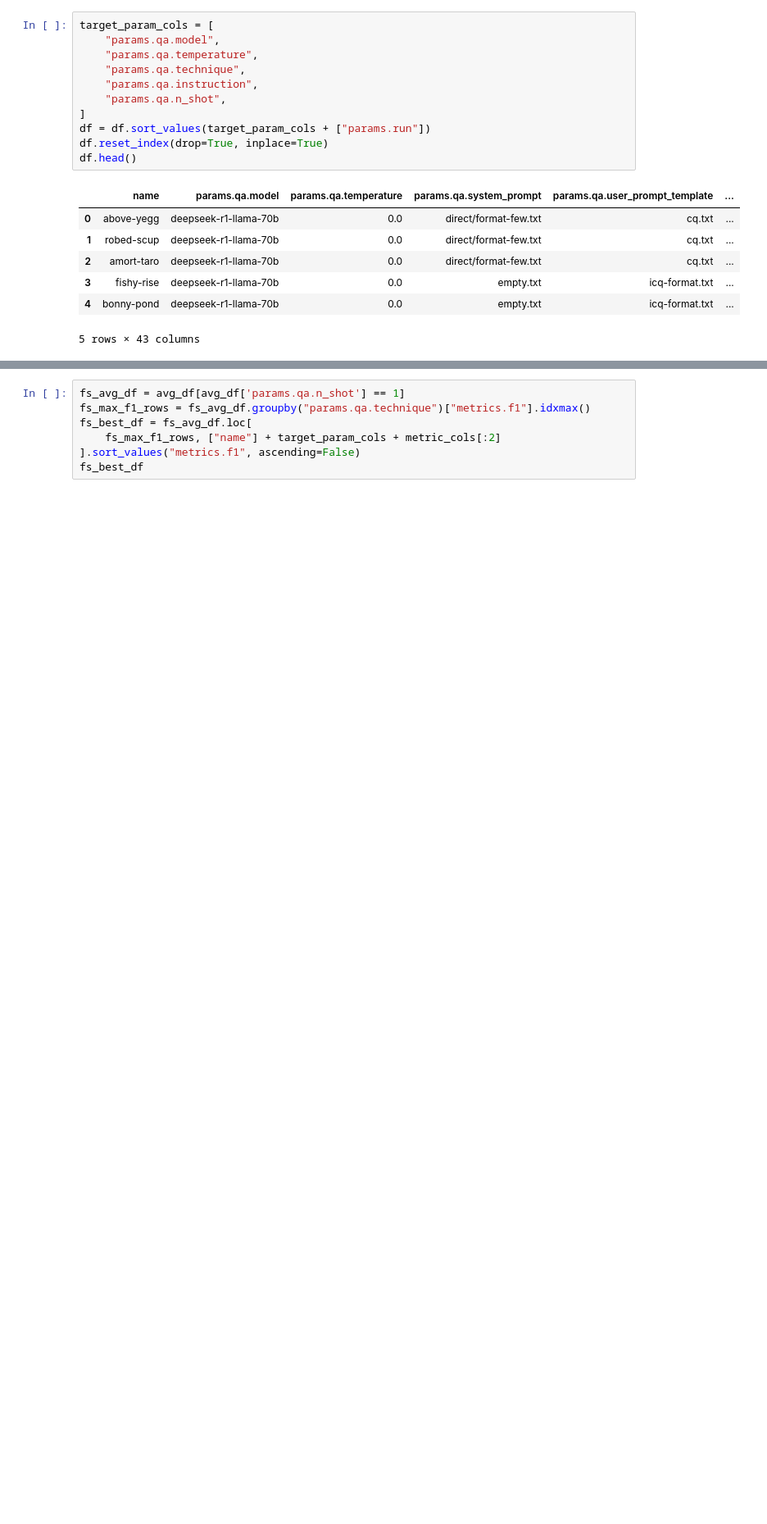
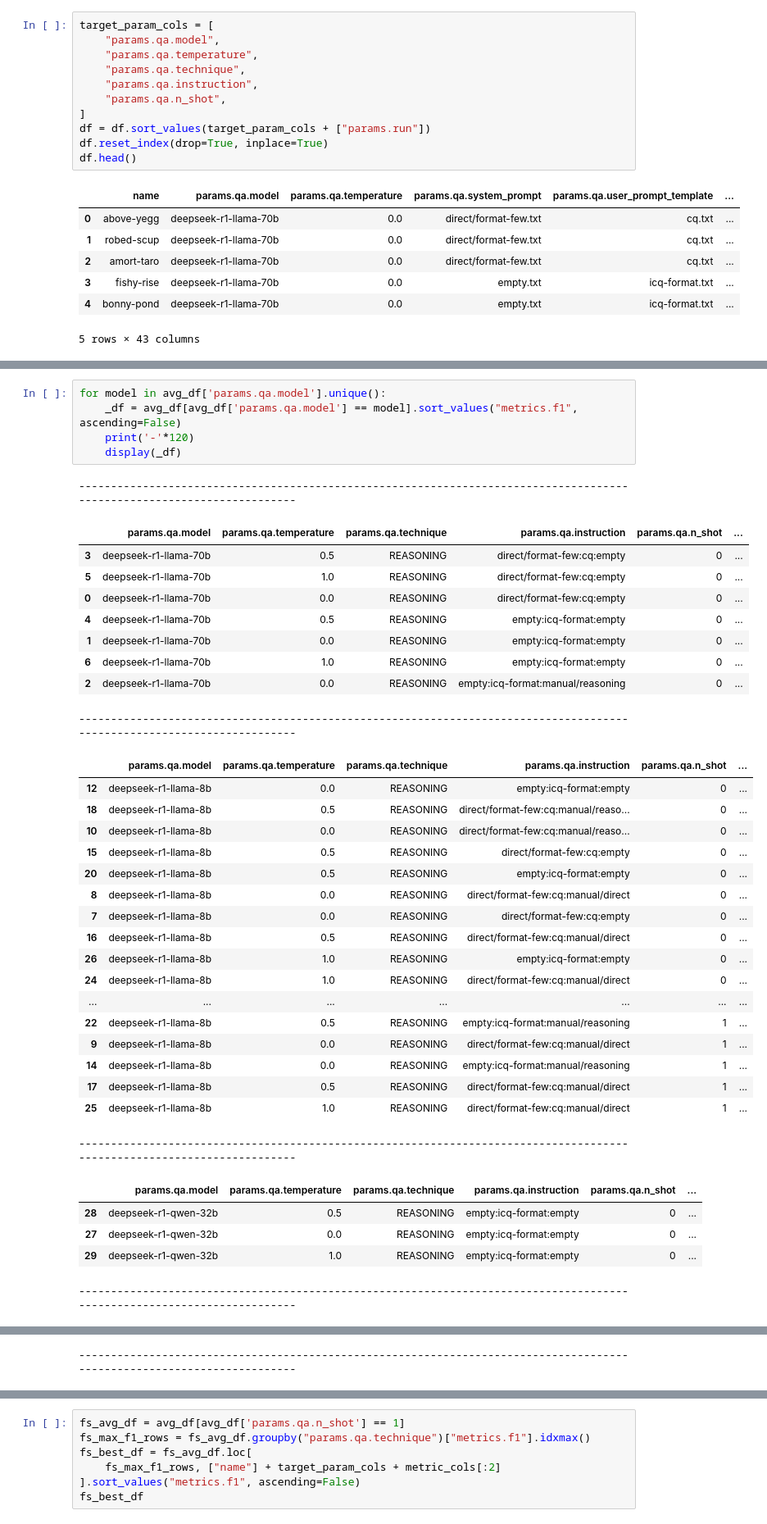
Before and after one commit to bdsaglam/pipeline-mhqa-manual, a Jupyter notebook: nbs/musique-full-manual-new/compare-technique.ipynb, the cells around one changed output, grey strips where cells are left out. Shown at 82% size. Drawn from its saved outputs; the diff is of its cells as text; blank space fills up the shorter version.

```diff
--- a/nbs/musique-full-manual-new/compare-technique.ipynb
+++ b/nbs/musique-full-manual-new/compare-technique.ipynb
@@ -68,3 +68,42 @@ best_df.drop(columns=['name'])
 | 31 | llama-3-70b | 0.0 | CCOT | ccot/format-thought:cq:manual/ccot | 1 | ... |
 | 3 | deepseek-r1-llama-70b | 0.5 | REASONING | direct/format-few:cq:empty | 0 | ... |
 | 58 | llama-3-70b | 0.5 | DIRECT | direct/format-few:cq:manual/direct | 1 | ... |
+# %%
+for model in avg_df['params.qa.model'].unique():
+    _df = avg_df[avg_df['params.qa.model'] == model].sort_values("metrics.f1", ascending=False)
+    print('-'*120)
+    display(_df)
+# %% [output]
+------------------------------------------------------------------------------------------------------------------------
+|  | params.qa.model | params.qa.temperature | params.qa.technique | params.qa.instruction | params.qa.n_shot | ... |
+| 3 | deepseek-r1-llama-70b | 0.5 | REASONING | direct/format-few:cq:empty | 0 | ... |
+| 5 | deepseek-r1-llama-70b | 1.0 | REASONING | direct/format-few:cq:empty | 0 | ... |
+| 0 | deepseek-r1-llama-70b | 0.0 | REASONING | direct/format-few:cq:empty | 0 | ... |
+| 4 | deepseek-r1-llama-70b | 0.5 | REASONING | empty:icq-format:empty | 0 | ... |
+| 1 | deepseek-r1-llama-70b | 0.0 | REASONING | empty:icq-format:empty | 0 | ... |
+| 6 | deepseek-r1-llama-70b | 1.0 | REASONING | empty:icq-format:empty | 0 | ... |
+| 2 | deepseek-r1-llama-70b | 0.0 | REASONING | empty:icq-format:manual/reasoning | 0 | ... |
+------------------------------------------------------------------------------------------------------------------------
+|  | params.qa.model | params.qa.temperature | params.qa.technique | params.qa.instruction | params.qa.n_shot | ... |
+| 12 | deepseek-r1-llama-8b | 0.0 | REASONING | empty:icq-format:empty | 0 | ... |
+| 18 | deepseek-r1-llama-8b | 0.5 | REASONING | direct/format-few:cq:manual/reaso... | 0 | ... |
+| 10 | deepseek-r1-llama-8b | 0.0 | REASONING | direct/format-few:cq:manual/reaso... | 0 | ... |
+| 15 | deepseek-r1-llama-8b | 0.5 | REASONING | direct/format-few:cq:empty | 0 | ... |
+| 20 | deepseek-r1-llama-8b | 0.5 | REASONING | empty:icq-format:empty | 0 | ... |
+| 8 | deepseek-r1-llama-8b | 0.0 | REASONING | direct/format-few:cq:manual/direct | 0 | ... |
+| 7 | deepseek-r1-llama-8b | 0.0 | REASONING | direct/format-few:cq:empty | 0 | ... |
+| 16 | deepseek-r1-llama-8b | 0.5 | REASONING | direct/format-few:cq:manual/direct | 0 | ... |
+| 26 | deepseek-r1-llama-8b | 1.0 | REASONING | empty:icq-format:empty | 0 | ... |
+| 24 | deepseek-r1-llama-8b | 1.0 | REASONING | direct/format-few:cq:manual/direct | 0 | ... |
+| ... | ... | ... | ... | ... | ... | ... |
+| 22 | deepseek-r1-llama-8b | 0.5 | REASONING | empty:icq-format:manual/reasoning | 1 | ... |
+| 9 | deepseek-r1-llama-8b | 0.0 | REASONING | direct/format-few:cq:manual/direct | 1 | ... |
+| 14 | deepseek-r1-llama-8b | 0.0 | REASONING | empty:icq-format:manual/reasoning | 1 | ... |
+| 17 | deepseek-r1-llama-8b | 0.5 | REASONING | direct/format-few:cq:manual/direct | 1 | ... |
+| 25 | deepseek-r1-llama-8b | 1.0 | REASONING | direct/format-few:cq:manual/direct | 1 | ... |
+------------------------------------------------------------------------------------------------------------------------
+|  | params.qa.model | params.qa.temperature | params.qa.technique | params.qa.instruction | params.qa.n_shot | ... |
+| 28 | deepseek-r1-qwen-32b | 0.5 | REASONING | empty:icq-format:empty | 0 | ... |
+| 27 | deepseek-r1-qwen-32b | 0.0 | REASONING | empty:icq-format:empty | 0 | ... |
+| 29 | deepseek-r1-qwen-32b | 1.0 | REASONING | empty:icq-format:empty | 0 | ... |
+------------------------------------------------------------------------------------------------------------------------
@@ -70,0 +127 @@ best_df.drop(columns=['name'])
+------------------------------------------------------------------------------------------------------------------------
```
Also changed, not shown: parts of 2 cells of this notebook, 2 other files.
